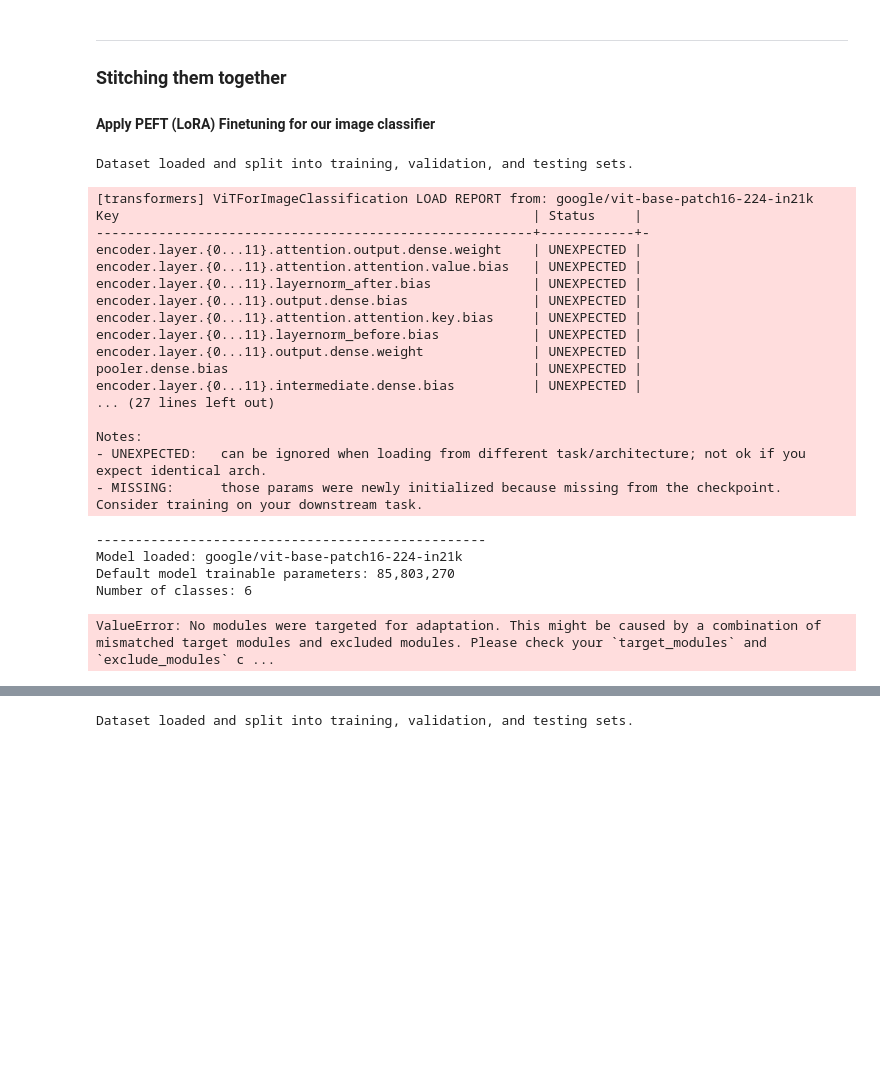
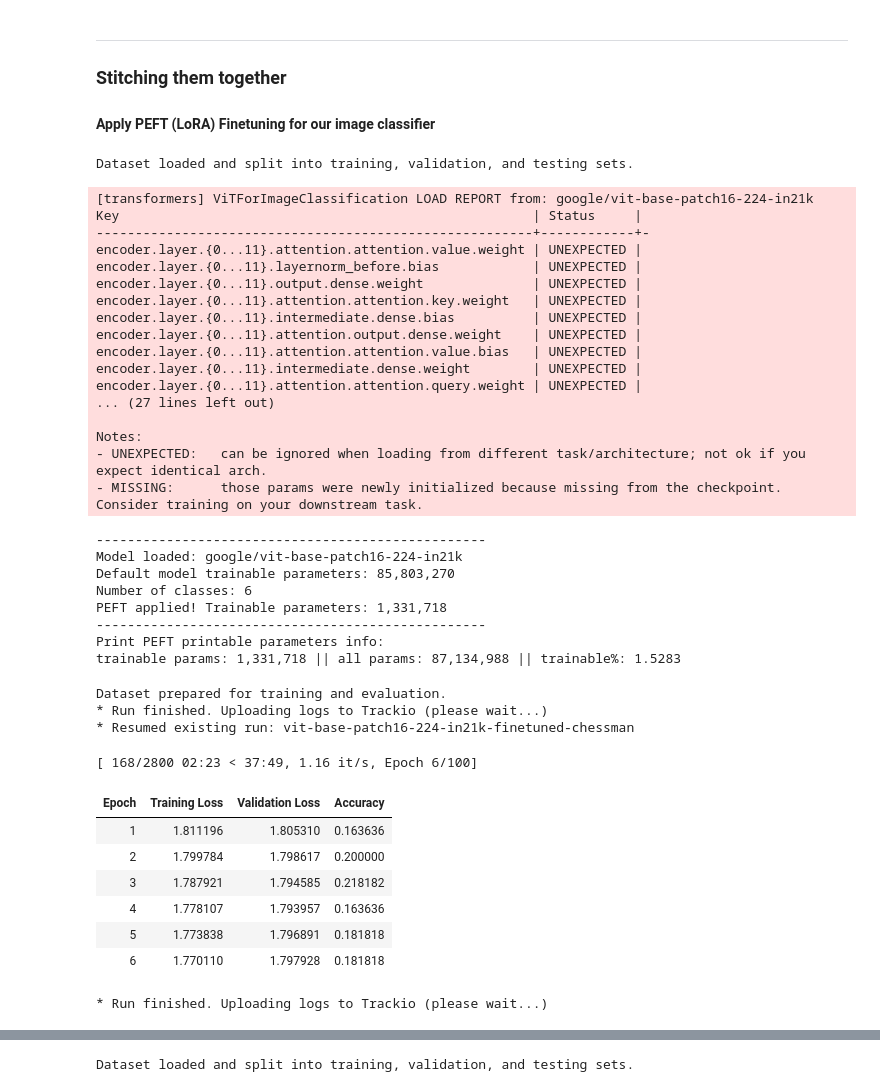
Before and after one commit to chandrashekar-babu/huggingface-transformers, a Jupyter notebook: Day_4/2026_Aug20_morning.ipynb, the cells around one changed output, grey strips where cells are left out. Saved outputs shown, nothing was run; the diff lists cells and outputs as text; code cells hidden in the pictures; blank space fills up the shorter version.

Commit message:
Day 4 Afternoon batch (August) initial commit

```diff
--- a/Day_4/2026_Aug20_morning.ipynb
+++ b/Day_4/2026_Aug20_morning.ipynb
@@ -559,7 +728,8 @@ lora_config_attention = LoraConfig(
     r=8,                         # Rank of the low-rank adaptation
     lora_alpha=16,               # Scaling factor for the LoRA layers (generally 2x to 4x the rank)
     lora_dropout=0.1,            # Dropout rate for the LoRA layers
-    target_modules=["q_proj.weight", "k_proj.weight", "v_proj.weight"],  # Multi-head attention components
+    target_modules=["q_proj", "k_proj", "v_proj"],  # Multi-head attention components
+    modules_to_save=["classifier"]  # Save the classifier layer for fine-tuning
 )
 
 #  Target both attention and MLP layers
@@ -569,9 +739,8 @@ lora_config_comprehensive = LoraConfig(
     r=8,
     lora_alpha=16,
     lora_dropout=0.1,
-    target_modules=["q_proj.weight", "k_proj.weight", "v_proj.weight",
-                    "mlp.fc1.weight", "mlp.fc2.weight",
-                    "classifier.weight"],  # Attention + MLP + Classifier
+    target_modules=["q_proj", "k_proj", "v_proj", "o_proj", "fc1", "fc2"],  # Attention + MLP
+    modules_to_save=["classifier"]  # Save the classifier layer for fine-tuning
 )
 
 # Apply LoRA to ViT specific layers
@@ -581,26 +750,18 @@ lora_config_vit_specific = LoraConfig(
     r=8,
     lora_alpha=32,
     lora_dropout=0.1,
-    target_modules=["vit.layers.9.attention.q_proj.weight",
-                    "vit.layers.9.attention.q_proj.bias",
-                    "vit.layers.9.attention.k_proj.weight",
-                    "vit.layers.9.attention.k_proj.bias",
-                    "vit.layers.9.attention.v_proj.weight",
-                    "vit.layers.9.attention.v_proj.bias",
-                    "vit.layers.9.attention.o_proj.weight",
-                    "vit.layers.9.attention.o_proj.bias",
-                    "vit.layers.9.layernorm_before.weight",
-                    "vit.layers.9.layernorm_before.bias",
-                    "vit.layers.9.layernorm_after.weight",
-                    "vit.layers.9.layernorm_after.bias",
-                    "vit.layers.9.mlp.fc1.weight",
-                    "vit.layers.9.mlp.fc1.bias",
-                    "vit.layers.9.mlp.fc2.weight",
-                    "vit.layers.9.mlp.fc2.bias",
+    target_modules=[
+      "vit.encoder.layer.10.attention.attention.query",
+      "vit.encoder.layer.10.attention.attention.key",
+      "vit.encoder.layer.10.attention.attention.value",
+      "vit.encoder.layer.10.attention.output.dense",
+      "vit.encoder.layer.10.intermediate.dense",
+      "vit.encoder.layer.10.output.dense",
     ],
+    modules_to_save=["classifier"]  # Save the classifier layer for fine-tuning
 )
 
-LORA_CONFIG = lora_config_vit_specific  # You can choose any of the above configurations
+LORA_CONFIG = lora_config_comprehensive # You can choose any of the above configurations
 
 # --- Prepare the dataset for training and evaluation ---
 ##  Load your custom (ChessMan) dataset
@@ -673,16 +834,16 @@ def compute_metrics(eval_pred):
 training_args = TrainingArguments(
     output_dir=OUTPUT_DIR,
 
-    num_train_epochs=20,
+    num_train_epochs=100,
 
     per_device_train_batch_size=16,
     per_device_eval_batch_size=16,
 
-    weight_decay=0.08,
+    weight_decay=0.1,
 
     #logging_dir=LOGGING_DIR,
     logging_strategy="epoch",
-    learning_rate=5e-3,
+    learning_rate=1e-5,
     eval_strategy="epoch", # evaluate every epoch, alternative to "steps"
     save_strategy="epoch",
     save_total_limit=1,
@@ -699,44 +860,59 @@ training_args = TrainingArguments(
 from transformers import EarlyStoppingCallback
 early_stopping_callback = EarlyStoppingCallback(
     early_stopping_patience=3,
-    early_stopping_threshold=0.01
+    early_stopping_threshold=0.005
 )
 
 trainer = Trainer(
     model=peft_model,
     args=training_args,
     train_dataset=prepared_dataset["train"],
     eval_dataset=prepared_dataset["validation"],
     compute_metrics=compute_metrics,
     callbacks=[early_stopping_callback]
 )
 
 # --- Start training the model ---
 trainer.train()
 
 # --- Save the fine-tuned model ---
 peft_model.save_pretrained(OUTPUT_DIR)
 # %% [output]
 Dataset loaded and split into training, validation, and testing sets.
 [transformers] ViTForImageClassification LOAD REPORT from: google/vit-base-patch16-224-in21k
 Key                                                     | Status     |
 --------------------------------------------------------+------------+-
+encoder.layer.{0...11}.attention.attention.value.weight | UNEXPECTED |
+encoder.layer.{0...11}.layernorm_before.bias            | UNEXPECTED |
+encoder.layer.{0...11}.output.dense.weight              | UNEXPECTED |
+encoder.layer.{0...11}.attention.attention.key.weight   | UNEXPECTED |
+encoder.layer.{0...11}.intermediate.dense.bias          | UNEXPECTED |
 encoder.layer.{0...11}.attention.output.dense.weight    | UNEXPECTED |
 encoder.layer.{0...11}.attention.attention.value.bias   | UNEXPECTED |
-encoder.layer.{0...11}.layernorm_after.bias             | UNEXPECTED |
-encoder.layer.{0...11}.output.dense.bias                | UNEXPECTED |
-encoder.layer.{0...11}.attention.attention.key.bias     | UNEXPECTED |
-encoder.layer.{0...11}.layernorm_before.bias            | UNEXPECTED |
-encoder.layer.{0...11}.output.dense.weight              | UNEXPECTED |
-pooler.dense.bias                                       | UNEXPECTED |
-encoder.layer.{0...11}.intermediate.dense.bias          | UNEXPECTED |
+encoder.layer.{0...11}.intermediate.dense.weight        | UNEXPECTED |
+encoder.layer.{0...11}.attention.attention.query.weight | UNEXPECTED |
 ... (27 lines left out)
 
 Notes:
 - UNEXPECTED:   can be ignored when loading from different task/architecture; not ok if you expect identical arch.
 - MISSING:      those params were newly initialized because missing from the checkpoint. Consider training on your downstream task.
 --------------------------------------------------
 Model loaded: google/vit-base-patch16-224-in21k
 Default model trainable parameters: 85,803,270
 Number of classes: 6
+PEFT applied! Trainable parameters: 1,331,718
+--------------------------------------------------
+Print PEFT printable parameters info:
+trainable params: 1,331,718 || all params: 87,134,988 || trainable%: 1.5283
-ValueError: No modules were targeted for adaptation. This might be caused by a combination of mismatched target modules and excluded modules. Please check your `target_modules` and `exclude_modules` c ...
+Dataset prepared for training and evaluation.
+* Run finished. Uploading logs to Trackio (please wait...)
+* Resumed existing run: vit-base-patch16-224-in21k-finetuned-chessman
+[ 168/2800 02:23 < 37:49, 1.16 it/s, Epoch 6/100]
+| Epoch | Training Loss | Validation Loss | Accuracy |
+| 1 | 1.811196 | 1.805310 | 0.163636 |
+| 2 | 1.799784 | 1.798617 | 0.200000 |
+| 3 | 1.787921 | 1.794585 | 0.218182 |
+| 4 | 1.778107 | 1.793957 | 0.163636 |
+| 5 | 1.773838 | 1.796891 | 0.181818 |
+| 6 | 1.770110 | 1.797928 | 0.181818 |
+* Run finished. Uploading logs to Trackio (please wait...)
```
Also changed, not shown: parts of 18 cells of this notebook, 1 other file.
